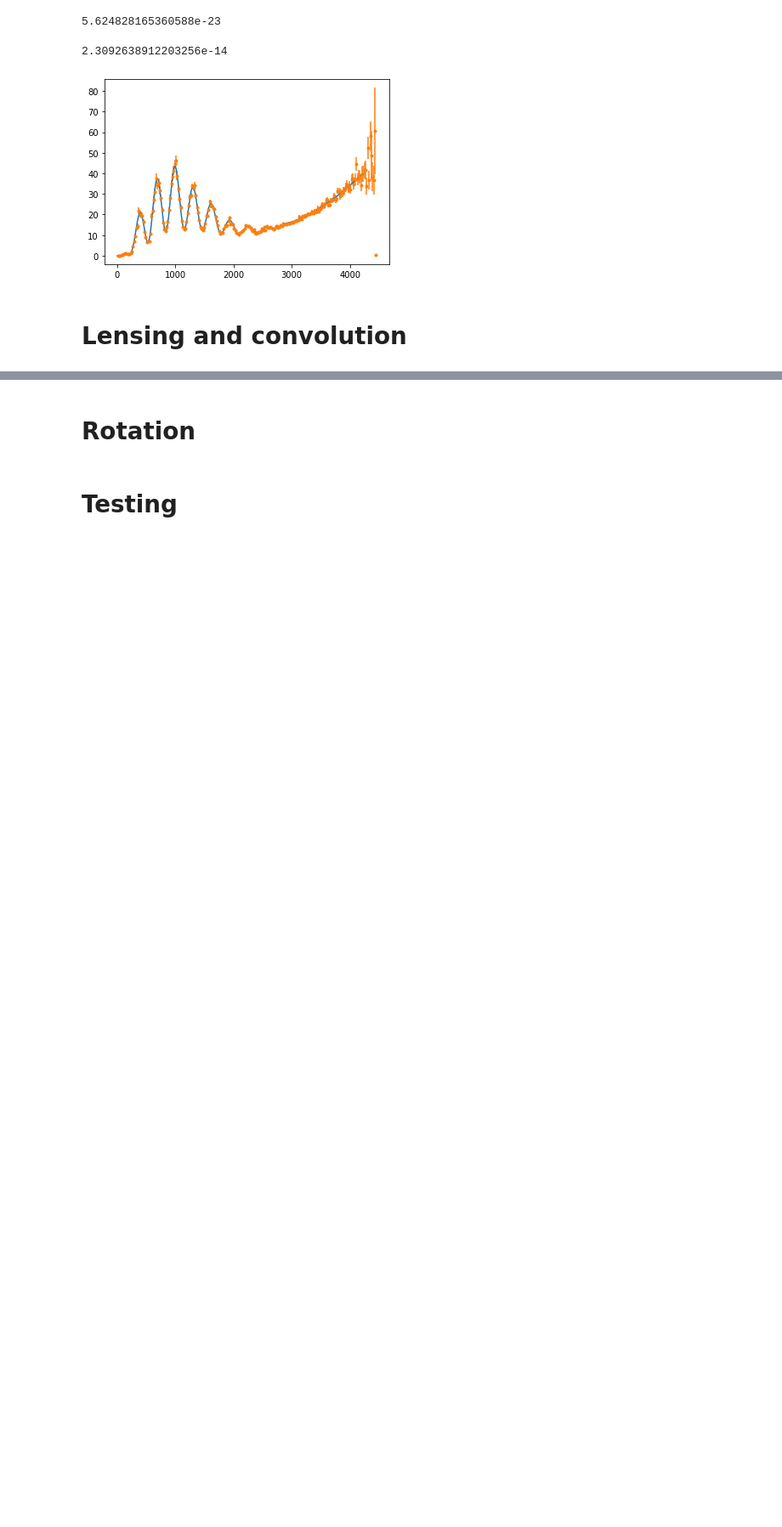
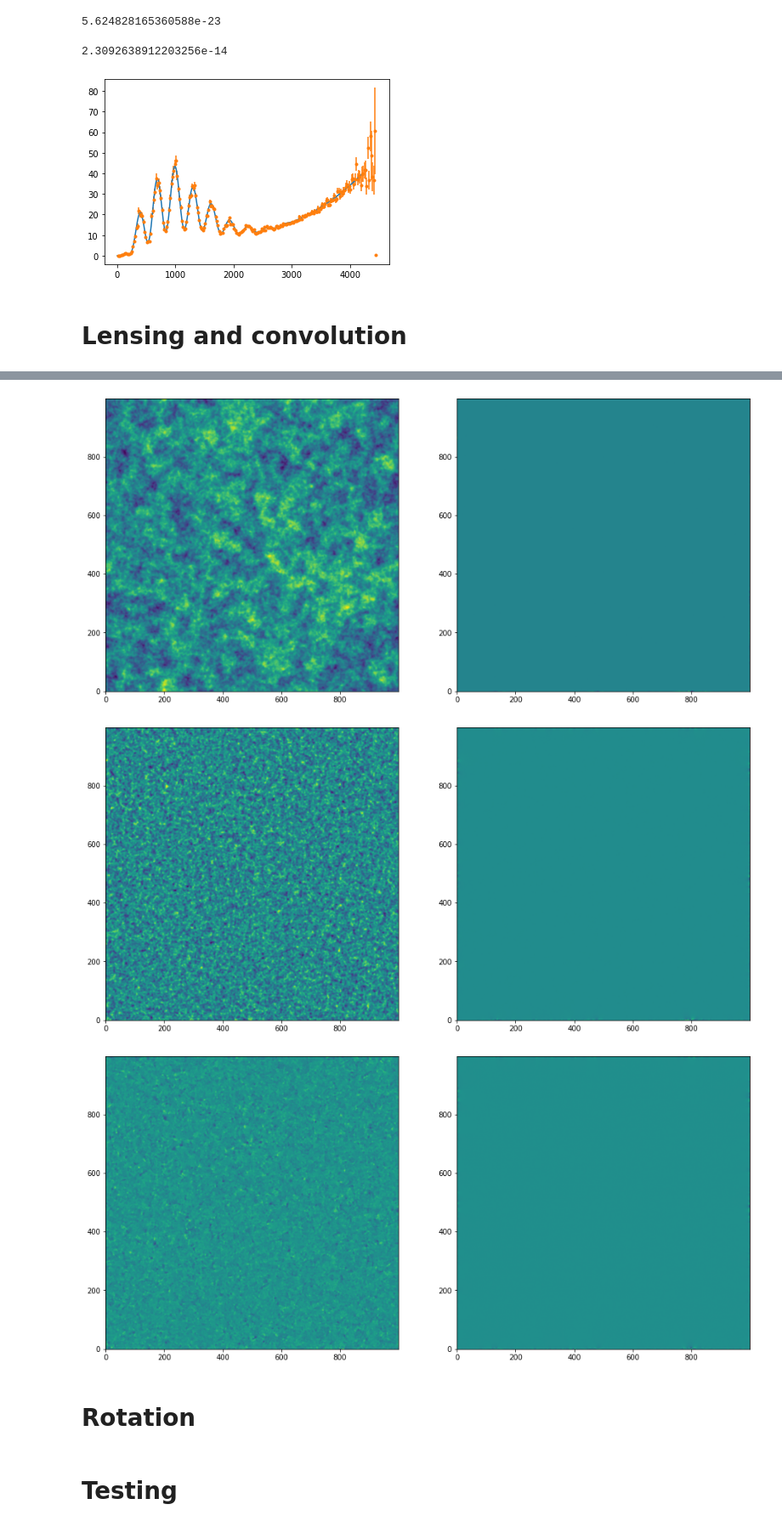
Before and after one commit to winstonyin/cmb_simulation, a Jupyter notebook: cmb_simulation.ipynb, the cells around one changed output, grey strips where cells are left out. Shown at 85% size. Cells and saved outputs as stored; diff of their text form; code cells hidden in the pictures; blank space fills up the shorter version.

```diff
--- a/cmb_simulation.ipynb
+++ b/cmb_simulation.ipynb
@@ -259,3 +230,13 @@ plt.show()
+# %%
+# Interp and Taylor(Nearest) are consistent with each other
+plot2Maps(teb_len1.T.r, teb_len3.T.r-teb_len1.T.r)
+plot2Maps(teb_len1.E.r, teb_len3.E.r-teb_len1.E.r)
+plot2Maps(teb_len1.B.r, teb_len3.B.r-teb_len1.B.r)
+# validate: RHS all empty
+# %% [output]
+[figure, added]
+[figure, added]
+[figure, added]
 # %% [markdown]
 # Rotation
 # %% [markdown]
```
Also changed, not shown: parts of 22 cells of this notebook, 1 other file.
